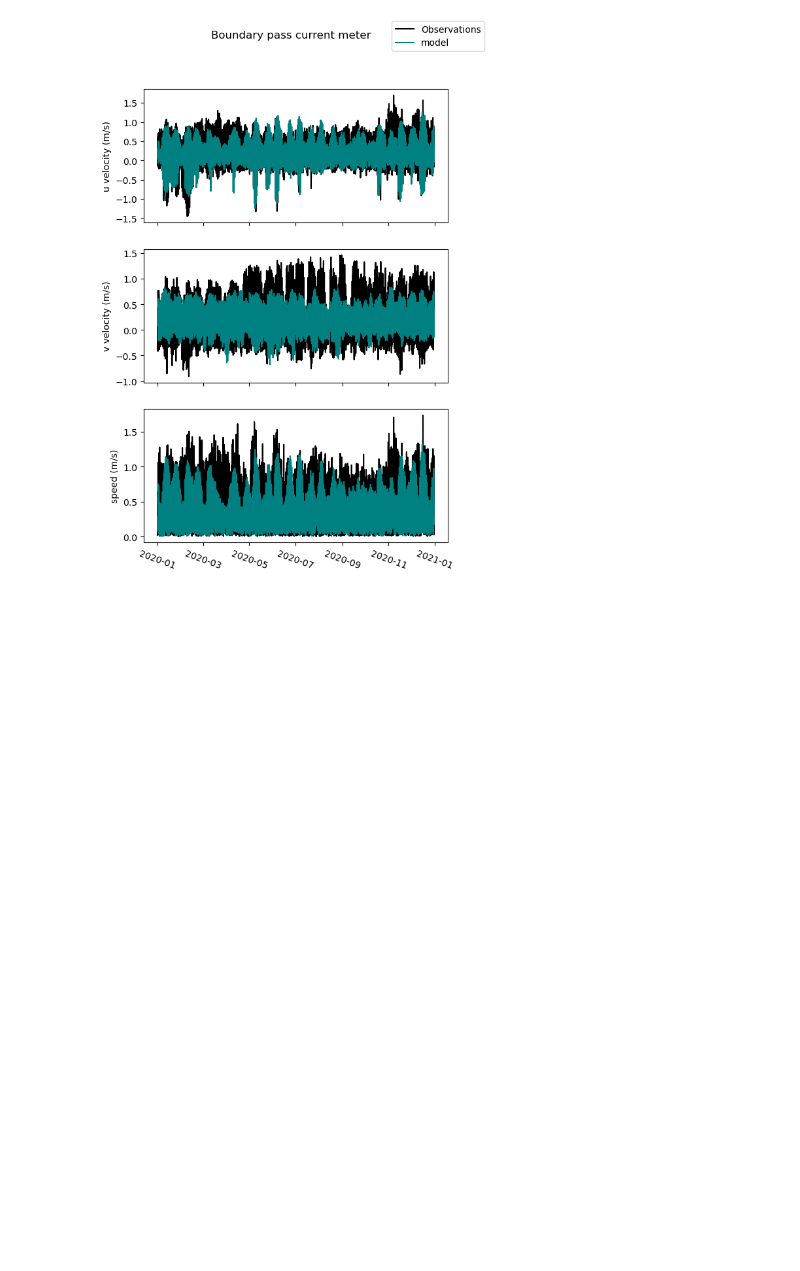
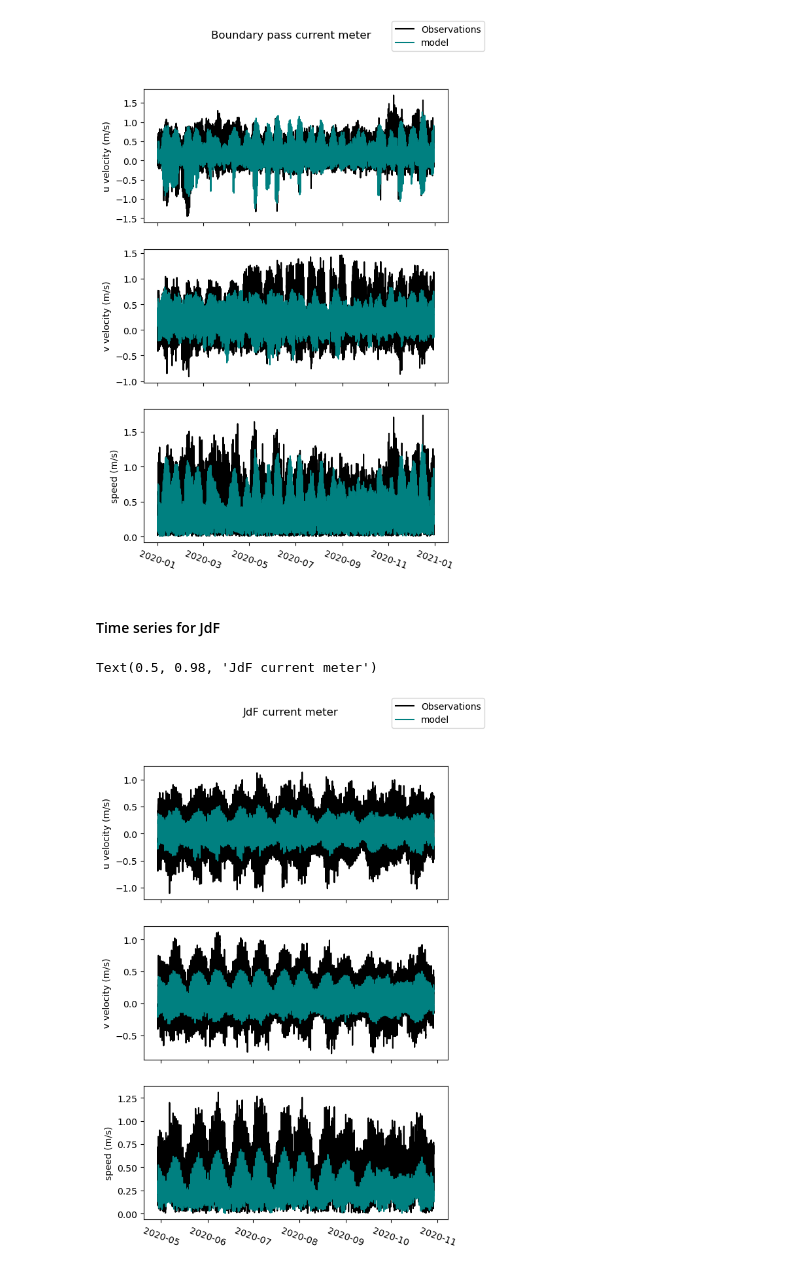
Before and after one commit to SalishSeaCast/analysis-camryn, a Jupyter notebook: notebooks/model_evals/model_eval_currents.ipynb, the cells around one changed output. Saved outputs shown, nothing was run; the diff lists cells and outputs as text; code cells hidden in the pictures; blank space fills up the shorter version.

```diff
--- a/notebooks/model_evals/model_eval_currents.ipynb
+++ b/notebooks/model_evals/model_eval_currents.ipynb
@@ -1331,3 +1315,36 @@ fig.suptitle('Boundary pass current meter')
 # %% [output]
 Text(0.5, 0.98, 'Boundary pass current meter')
 [figure]
+# %% [markdown]
+#### Time series for JdF
+# %%
+data_uvel_jdf['dtUTC']
+
+data_uvel_jdf['dtime'] = pd.to_datetime(data_uvel_jdf['dtUTC'],format='mixed')
+data_uvel_jdf_2021 = data_uvel_jdf[data_uvel_jdf['dtime'].dt.year == 2020]
+
+data_vvel_jdf['dtime'] = pd.to_datetime(data_vvel_jdf['dtUTC'],format='mixed')
+data_vvel_jdf_2021 = data_vvel_jdf[data_vvel_jdf['dtime'].dt.year == 2020]
+# %%
+fig,[ax,ax2,ax3] = plt.subplots(3,1,figsize=(6,9))
+ax.plot(data_uvel_jdf_2021['dtime'],data_uvel_jdf_2021['current_velocity_east'],color='k',label='Observations')
+ax.plot(data_uvel_jdf_2021['dtime'],data_uvel_jdf_2021['mod_east_vel'],color='teal',label='model')
+ax.set_xticklabels([],rotation=-20)
+ax.set_ylabel('u velocity (m/s)')
+
+ax2.plot(data_vvel_jdf_2021['dtime'],data_vvel_jdf_2021['current_velocity_north'],color='k')
+ax2.plot(data_vvel_jdf_2021['dtime'],data_vvel_jdf_2021['mod_north_vel'],color='teal')
+ax2.set_xticklabels([],rotation=-20)
+ax2.set_ylabel('v velocity (m/s)')
+
+ax3.plot(data_uvel_jdf_2021['dtime'],data_uvel_jdf_2021['obs_speed'],color='k')
+ax3.plot(data_uvel_jdf_2021['dtime'],data_uvel_jdf_2021['mod_speed'],color='teal')
+plt.xticks(rotation=-20)
+ax3.set_ylabel('speed (m/s)')
+# plt.xticks(rotation=-20)
+
+fig.legend()
+fig.suptitle('JdF current meter')
+# %% [output]
+Text(0.5, 0.98, 'JdF current meter')
+[figure, added]
```
Also changed, not shown: parts of 12 cells of this notebook.
